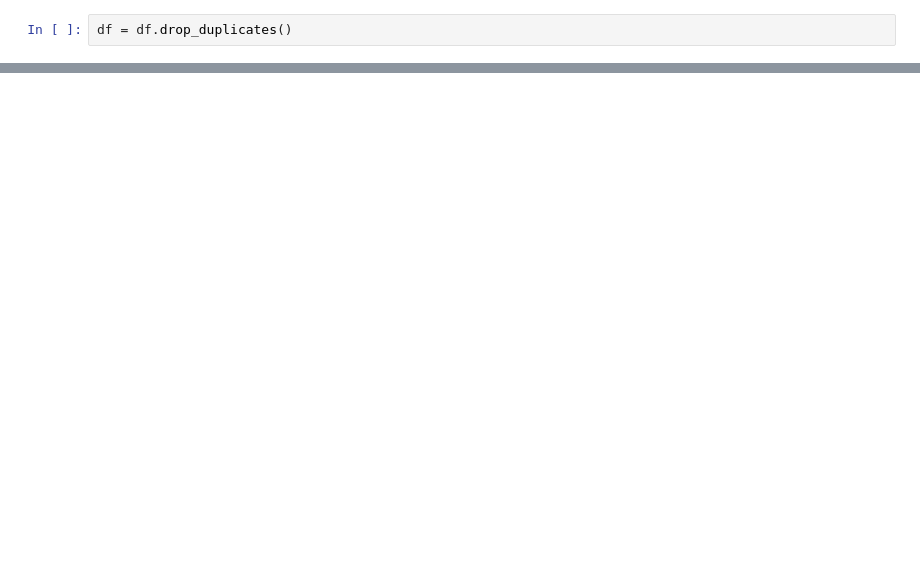
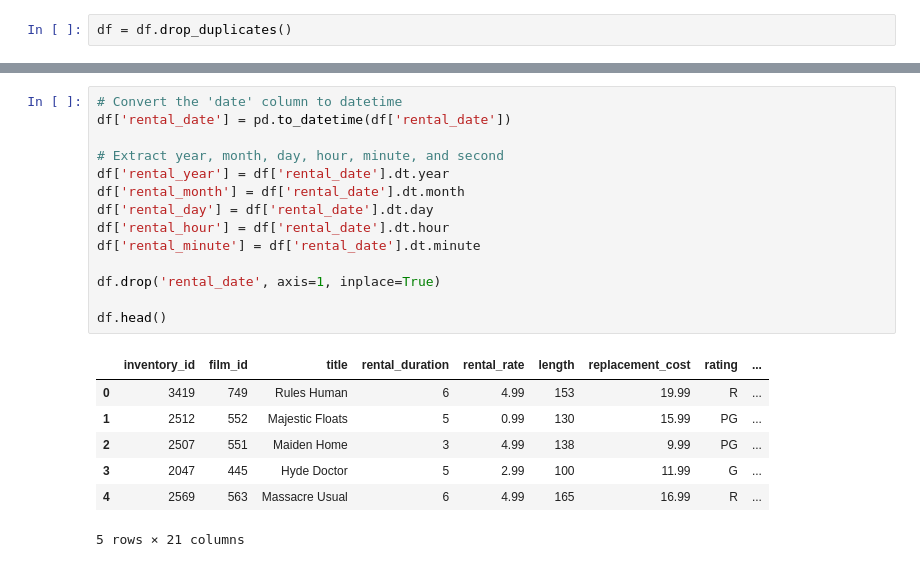
Before and after one commit to saromaddy/dvdrentaldeeplearning, a Jupyter notebook: dl.ipynb, the cells around one changed output, grey strips where cells are left out. Drawn from its saved outputs; the diff is of its cells as text; blank space fills up the shorter version.

```diff
--- a/dl.ipynb
+++ b/dl.ipynb
@@ -62,0 +119,22 @@ Name: count, dtype: int64
+# %%
+# Convert the 'date' column to datetime
+df['rental_date'] = pd.to_datetime(df['rental_date'])
+
+# Extract year, month, day, hour, minute, and second
+df['rental_year'] = df['rental_date'].dt.year
+df['rental_month'] = df['rental_date'].dt.month
+df['rental_day'] = df['rental_date'].dt.day
+df['rental_hour'] = df['rental_date'].dt.hour
+df['rental_minute'] = df['rental_date'].dt.minute
+
+df.drop('rental_date', axis=1, inplace=True)
+
+df.head()
+# %% [output]
+|  | inventory_id | film_id | title | rental_duration | rental_rate | length | replacement_cost | rating | ... |
+| 0 | 3419 | 749 | Rules Human | 6 | 4.99 | 153 | 19.99 | R | ... |
+| 1 | 2512 | 552 | Majestic Floats | 5 | 0.99 | 130 | 15.99 | PG | ... |
+| 2 | 2507 | 551 | Maiden Home | 3 | 4.99 | 138 | 9.99 | PG | ... |
+| 3 | 2047 | 445 | Hyde Doctor | 5 | 2.99 | 100 | 11.99 | G | ... |
+| 4 | 2569 | 563 | Massacre Usual | 6 | 4.99 | 165 | 16.99 | R | ... |
+5 rows × 21 columns
```
Also changed, not shown: parts of 16 cells of this notebook.
